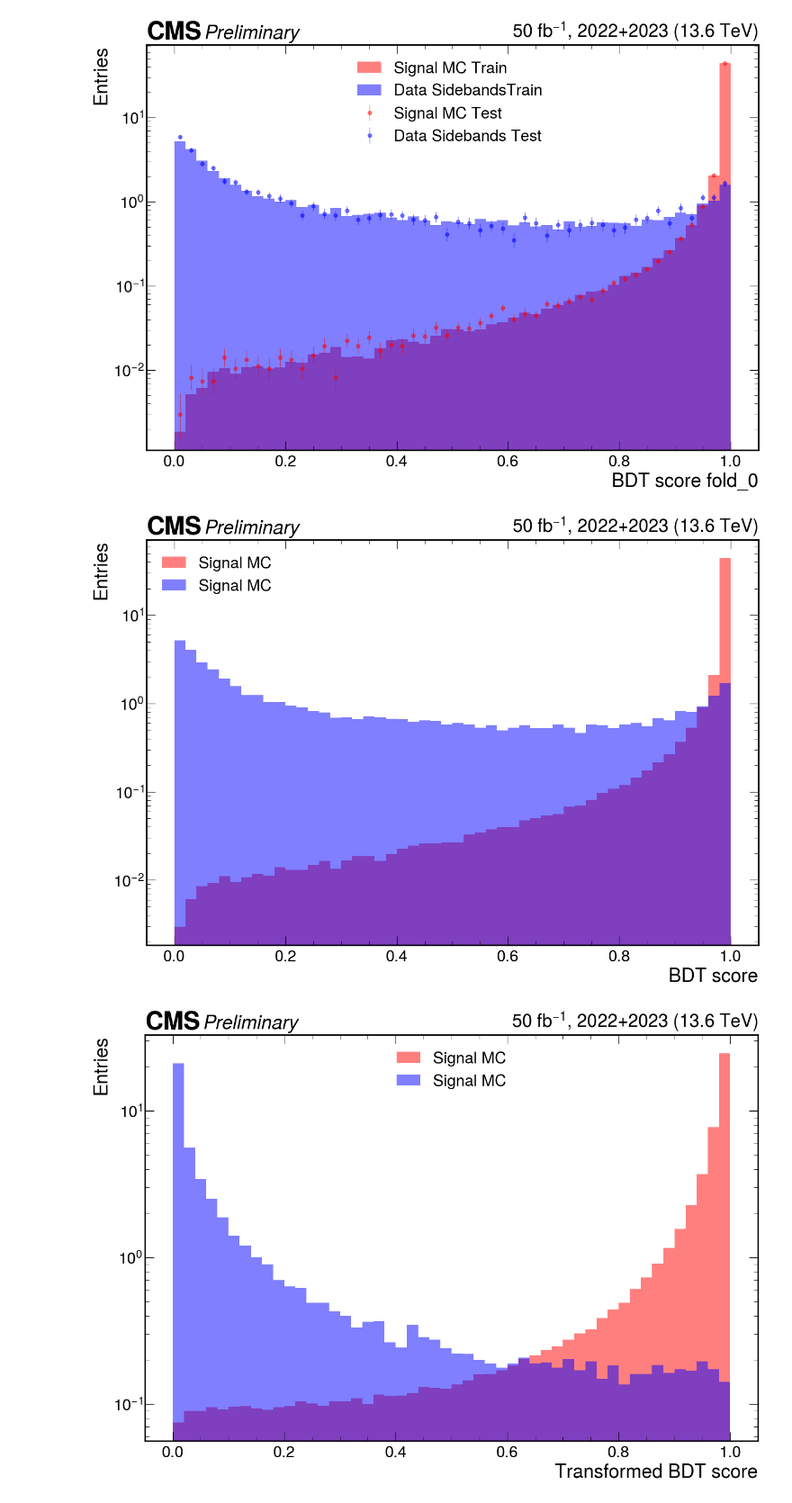
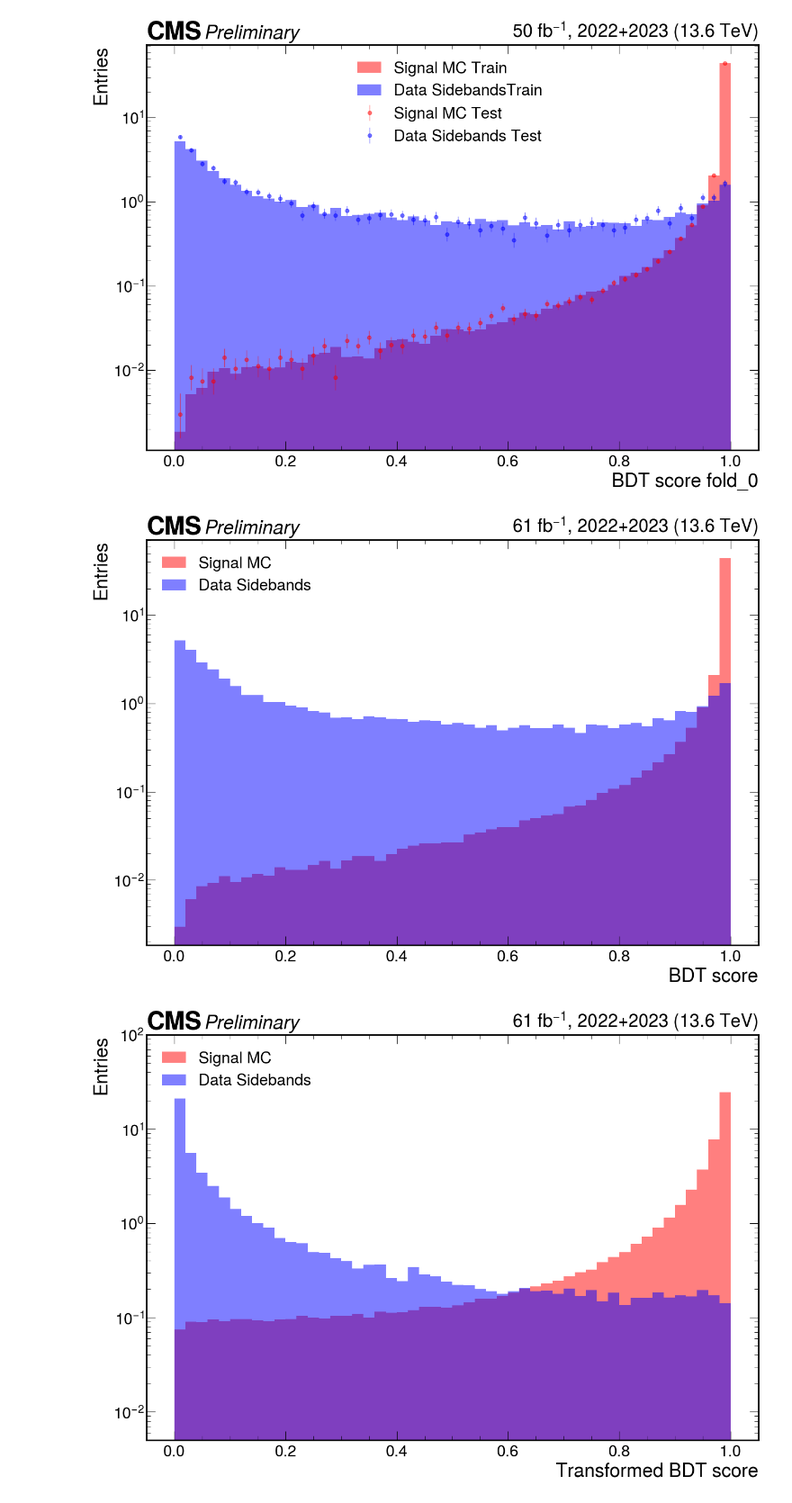
Before and after one commit to Ma128-bit/B4mu, a Jupyter notebook: XGBoost/B4mu_BDT.ipynb, the cells around one changed output. Shown at 90% size. Cells and saved outputs as stored; diff of their text form; code cells hidden in the pictures.

```diff
--- a/XGBoost/B4mu_BDT.ipynb
+++ b/XGBoost/B4mu_BDT.ipynb
@@ -272,26 +272,27 @@ hep.cms.label(data=True, year="2022+2023", lumi=50, com=13.6);
 plt.figure(figsize=(15, 10))
 plt.yscale('log')
 hep.histplot(np.histogram(df[df.eval(signal_sel)]["bdt_cv"].to_numpy(), bins=50, range=(0,1)), density=True, histtype="fill", label="Signal MC", alpha=0.5, color='red');
-hep.histplot(np.histogram(df[df.eval(bkg_sel)]["bdt_cv"].to_numpy(), bins=50, range=(0,1)), density=True, histtype="fill", label="Signal MC", alpha=0.5, color='blue');
+hep.histplot(np.histogram(df[df.eval(bkg_sel)]["bdt_cv"].to_numpy(), bins=50, range=(0,1)), density=True, histtype="fill", label="Data Sidebands", alpha=0.5, color='blue');
 plt.xlabel("BDT score")
 plt.ylabel("Entries")
 plt.legend()
 hep.cms.text("Preliminary");
-hep.cms.label(data=True, year="2022+2023", lumi=50, com=13.6);
+hep.cms.label(data=True, year="2022+2023", lumi=61, com=13.6);
 # %% [output]
-[figure, old version]
+[figure, new version]
 # %%
 plt.figure(figsize=(15, 10))
 plt.yscale('log')
 hep.histplot(np.histogram(df[df.eval(signal_sel)]["bdt_cv_2"].to_numpy(), bins=50, range=(0,1)), density=True, histtype="fill", label="Signal MC", alpha=0.5, color='red');
-hep.histplot(np.histogram(df[df.eval(bkg_sel)]["bdt_cv_2"].to_numpy(), bins=50, range=(0,1)), density=True, histtype="fill", label="Signal MC", alpha=0.5, color='blue');
+hep.histplot(np.histogram(df[df.eval(bkg_sel)]["bdt_cv_2"].to_numpy(), bins=50, range=(0,1)), density=True, histtype="fill", label="Data Sidebands", alpha=0.5, color='blue');
 plt.xlabel("Transformed BDT score")
 plt.ylabel("Entries")
+plt.ylim(0.5e-2, 1e2)
 plt.legend()
 hep.cms.text("Preliminary");
-hep.cms.label(data=True, year="2022+2023", lumi=50, com=13.6);
+hep.cms.label(data=True, year="2022+2023", lumi=61, com=13.6);
 # %% [output]
-[figure, old version]
+[figure, new version]
 # %%
 #feature importance
 for category_ in xgbcvclassifiers:
```
Also changed, not shown: parts of 1 cell of this notebook, 4 other files.
